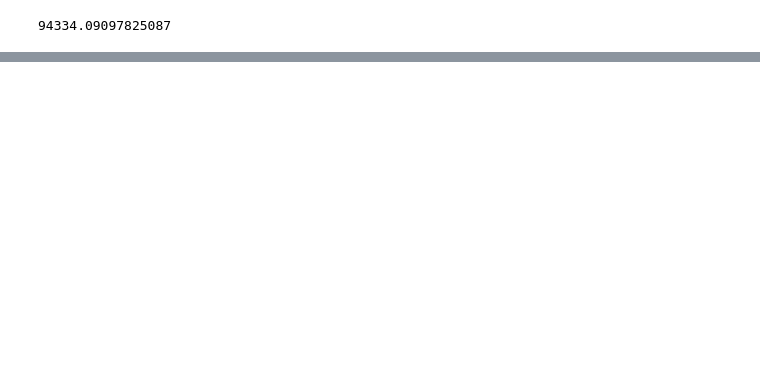
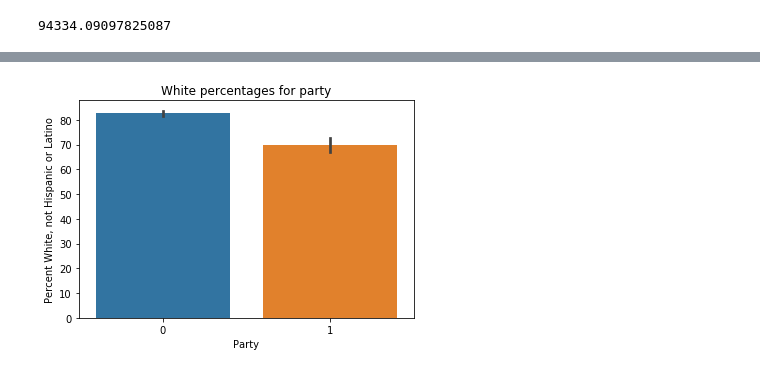
Before and after one commit to furqaanali/CS418-Project01, a Jupyter notebook: Project 01.ipynb, the cells around one changed output, grey strips where cells are left out. Saved outputs shown, nothing was run; the diff lists cells and outputs as text; code cells hidden in the pictures; blank space fills up the shorter version.

```diff
--- a/Project 01.ipynb
+++ b/Project 01.ipynb
@@ -246,0 +253,2 @@ Ttest_indResult(statistic=12.719761654457653, pvalue=7.375503043345804e-35)
+# %%
+ethnicityWhite = merged_data[["Percent White, not Hispanic or Latino","Party"]]
@@ -246,0 +264,4 @@ Ttest_indResult(statistic=12.719761654457653, pvalue=7.375503043345804e-35)
+# %%
+ax = sns.barplot(x="Party", y="Percent White, not Hispanic or Latino", data=ethnicityWhite).set_title("White percentages for party")
+# %% [output]
+[figure, added]
```
Also changed, not shown: parts of 12 cells of this notebook.
